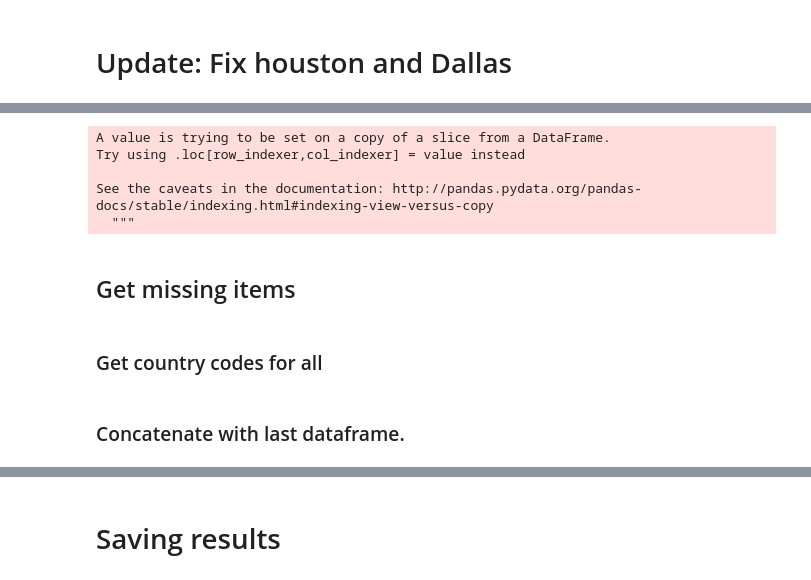
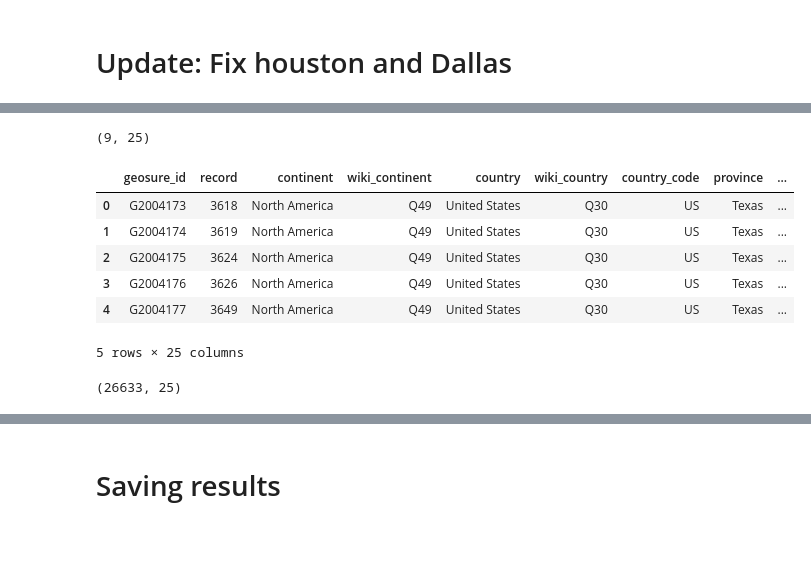
Before and after one commit to JorgeMartinezG/notebooks, a Jupyter notebook: Include new NA data.ipynb, the cells around one changed output, grey strips where cells are left out. Cells and saved outputs as stored; diff of their text form; code cells hidden in the pictures; blank space fills up the shorter version.

```diff
--- a/Include new NA data.ipynb
+++ b/Include new NA data.ipynb
@@ -308,16 +291,0 @@ print(df_add.shape)
-# %%
-gs_id = df.loc[df['continent'] == 'North America'].iloc[-1]['geosure_id']
-int_id = int(gs_id.replace('G', '')) + 1
-
-df_add['geosure_id'] = pd.Series(['G' + str(x) for x in range(int_id, int_id + df_add.shape[0])],
-                                  index=df_add.index)
-# %% [output]
-A value is trying to be set on a copy of a slice from a DataFrame.
-Try using .loc[row_indexer,col_indexer] = value instead
-
-See the caveats in the documentation: http://pandas.pydata.org/pandas-docs/stable/indexing.html#indexing-view-versus-copy
-  """
-# %% [markdown]
-## Get missing items
-# %% [markdown]
-### Get country codes for all
@@ -328,6 +292,19 @@ df_add = df_add[df_na_old.columns.tolist()]
-# %% [markdown]
-### Concatenate with last dataframe.
+# %%
+df_add = create_df_add(df_cost, df_tx, df)
+print(df_add.shape)
+df_add.head()
+# %% [output]
+(9, 25)
+|  | geosure_id | record | continent | wiki_continent | country | wiki_country | country_code | province | ... |
+| 0 | G2004173 | 3618 | North America | Q49 | United States | Q30 | US | Texas | ... |
+| 1 | G2004174 | 3619 | North America | Q49 | United States | Q30 | US | Texas | ... |
+| 2 | G2004175 | 3624 | North America | Q49 | United States | Q30 | US | Texas | ... |
+| 3 | G2004176 | 3626 | North America | Q49 | United States | Q30 | US | Texas | ... |
+| 4 | G2004177 | 3649 | North America | Q49 | United States | Q30 | US | Texas | ... |
+5 rows × 25 columns
 # %%
-df_new = pd.concat([df_new, df_add], axis=0)
-
-df_new.sort_values(by='geosure_id', inplace=True)
+df_final = pd.concat([df_new, df_add], axis=0)
+df_final.sort_values(by='geosure_id', inplace=True)
+print(df_final.shape)
+# %% [output]
+(26633, 25)
```
Also changed, not shown: parts of 45 cells of this notebook.
